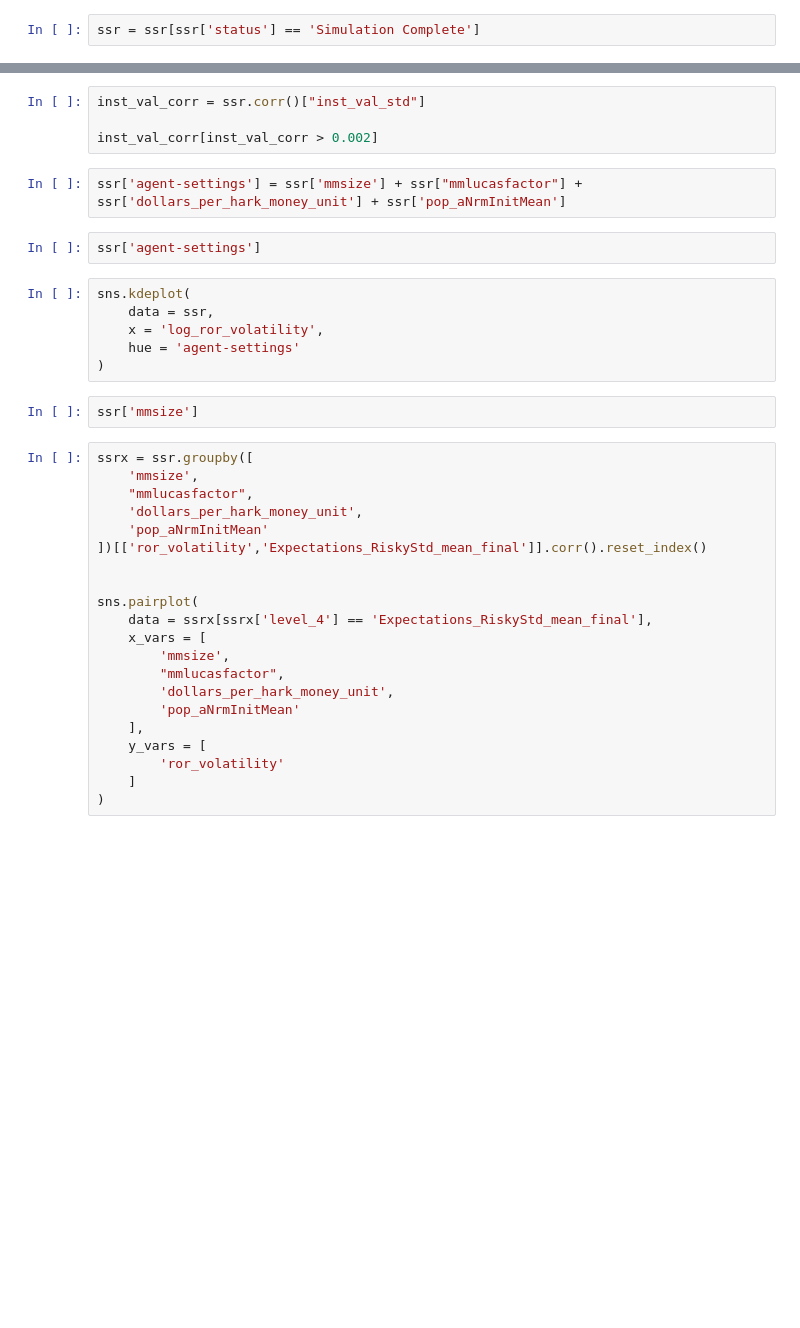
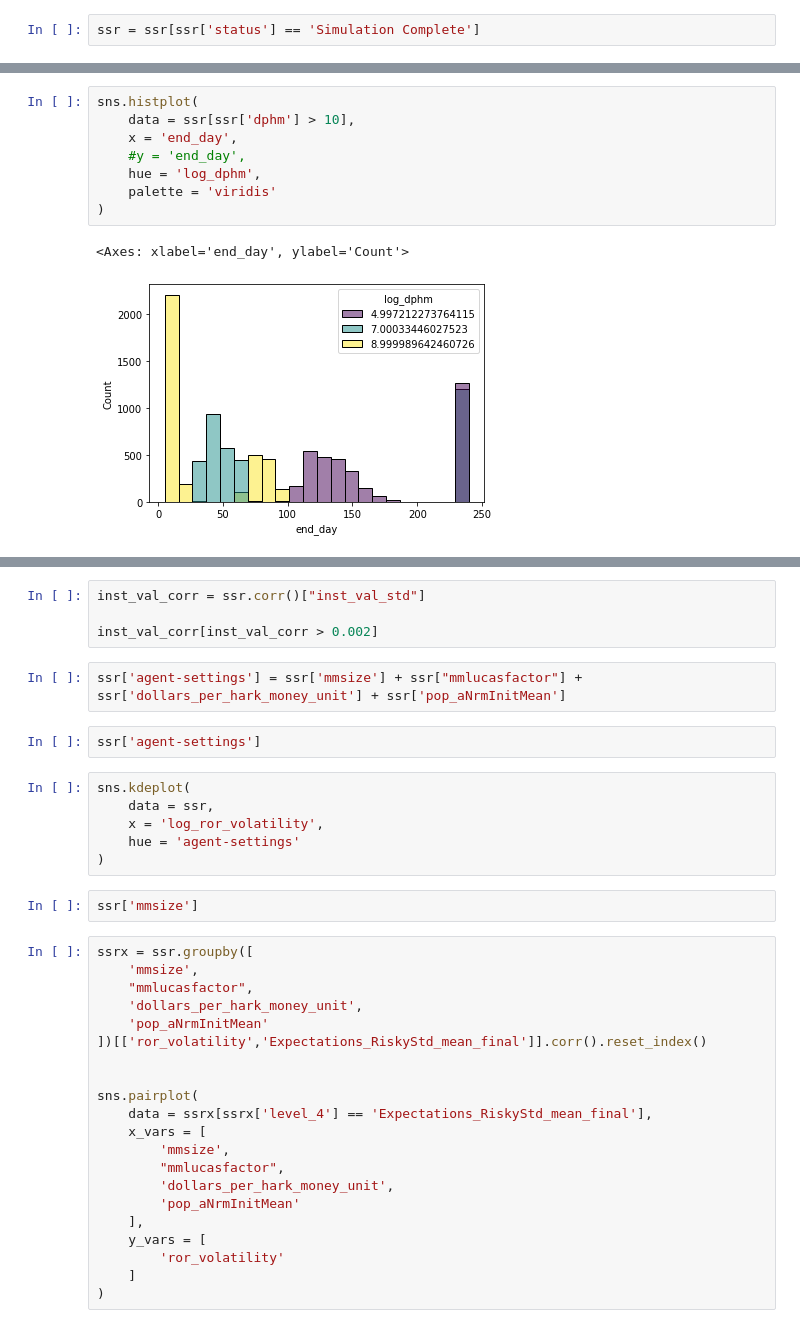
Before and after one commit to sbenthall/SHARKFin, a Jupyter notebook: out/SparkSharkRun Analysis.ipynb, the cells around one changed output, grey strips where cells are left out. Saved outputs shown, nothing was run; the diff lists cells and outputs as text; blank space fills up the shorter version.

```diff
--- a/out/SparkSharkRun Analysis.ipynb
+++ b/out/SparkSharkRun Analysis.ipynb
@@ -615,0 +107,11 @@ ssr[ssr['end_day']< 100][['end_day','mean_buy_limit']]
+# %%
+sns.histplot(
+    data = ssr[ssr['dphm'] > 10],
+    x = 'end_day',
+    #y = 'end_day',
+    hue = 'log_dphm',
+    palette = 'viridis'
+)
+# %% [output]
+<Axes: xlabel='end_day', ylabel='Count'>
+[figure, added]
```
Also changed, not shown: parts of 112 cells of this notebook.
